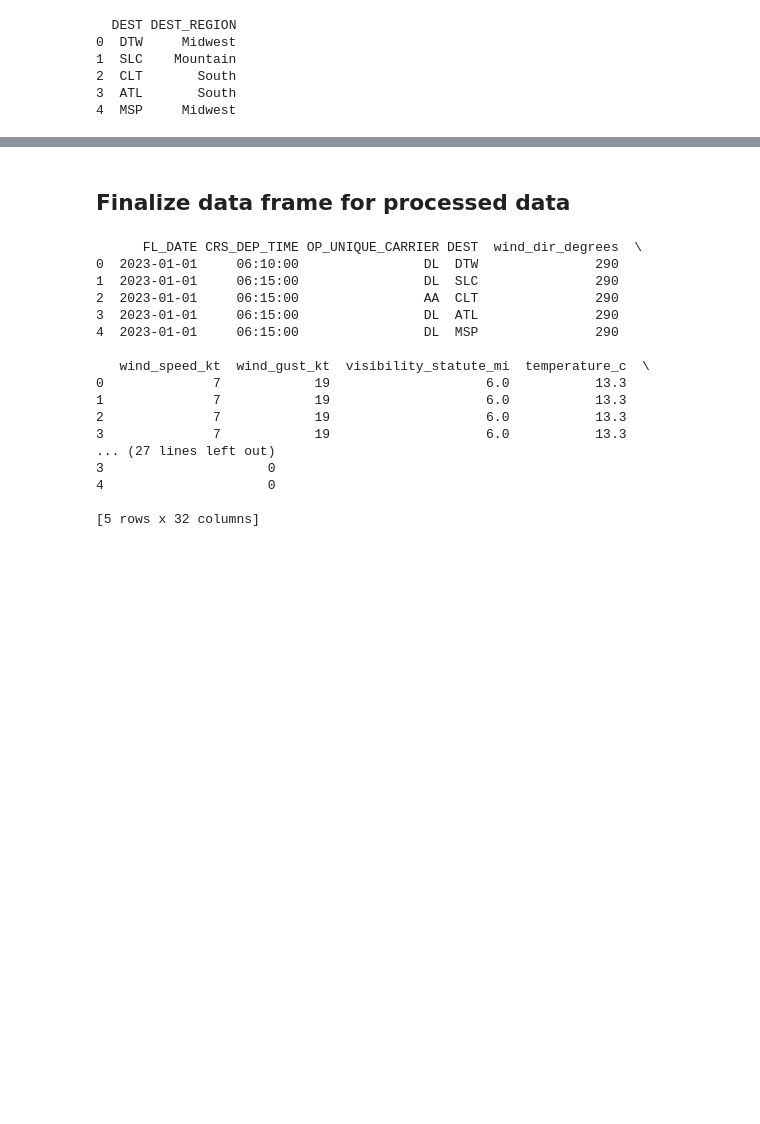
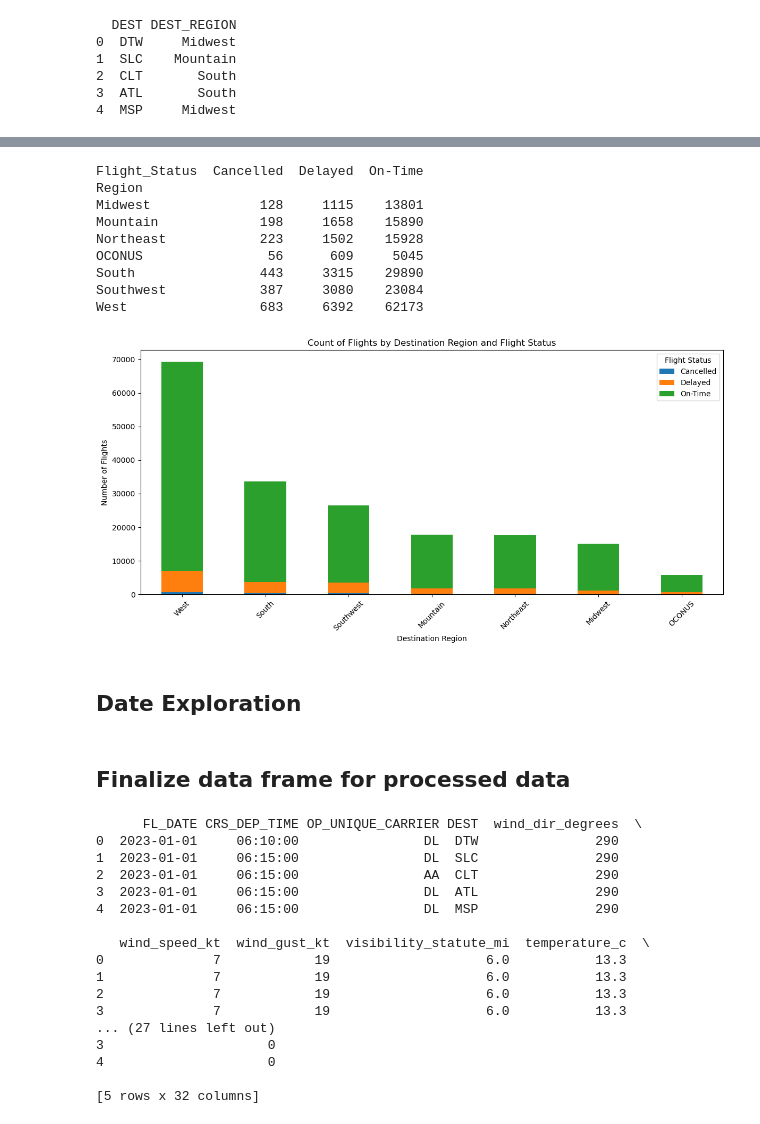
Before and after one commit to gw-00/ADS-508-Project, a Jupyter notebook: 3_clean_data/1_EDA.ipynb, the cells around one changed output, grey strips where cells are left out. Cells and saved outputs as stored; diff of their text form; code cells hidden in the pictures; blank space fills up the shorter version.

```diff
--- a/3_clean_data/1_EDA.ipynb
+++ b/3_clean_data/1_EDA.ipynb
@@ -453,3 +488,39 @@ print(raw_eda_df[['DEST', 'DEST_REGION']].head())
+# %%
+# creating a stacked bar chart of destination region and flight status
+region_status_counts = raw_eda_df.groupby(['DEST_REGION', 'Flight_Status']).size().reset_index()
+region_status_counts.columns = ['Region', 'Flight_Status', 'Count']
+
+# pivot table for plotting
+region_status_pivot = region_status_counts.pivot(index='Region', columns='Flight_Status', values='Count').fillna(0)
+print(region_status_pivot)
+
+# sort by total flight count per region
+region_status_pivot['Total'] = region_status_pivot.sum(axis=1)
+region_status_pivot = region_status_pivot.sort_values(by='Total', ascending=False)
+region_status_pivot = region_status_pivot.drop(columns='Total')
+
+# plot stacked bar chart
+region_status_pivot.plot(kind='bar', stacked=True, figsize=(12, 6))
+plt.title('Count of Flights by Destination Region and Flight Status')
+plt.xlabel('Destination Region')
+plt.ylabel('Number of Flights')
+plt.legend(title='Flight Status')
+plt.xticks(rotation=45)
+plt.tight_layout()
+plt.show()
+# %% [output]
+Flight_Status  Cancelled  Delayed  On-Time
+Region
+Midwest              128     1115    13801
+Mountain             198     1658    15890
+Northeast            223     1502    15928
+OCONUS                56      609     5045
+South                443     3315    29890
+Southwest            387     3080    23084
+West                 683     6392    62173
+[figure, added]
+# %% [markdown]
+## Date Exploration
 # %%
 # One hot encode the DEST_REGION column
 dest_region_dummies = pd.get_dummies(raw_eda_df['DEST_REGION'], prefix='Dest_Region')
```
Also changed, not shown: parts of 2 cells of this notebook.
